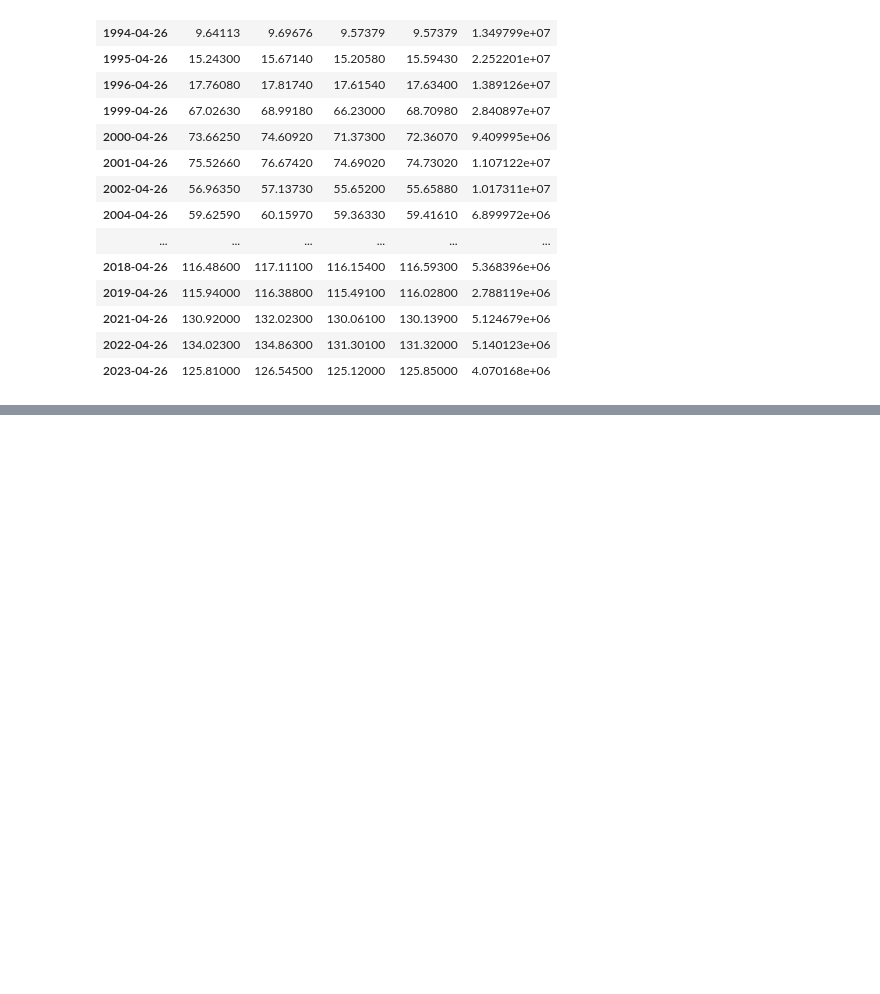
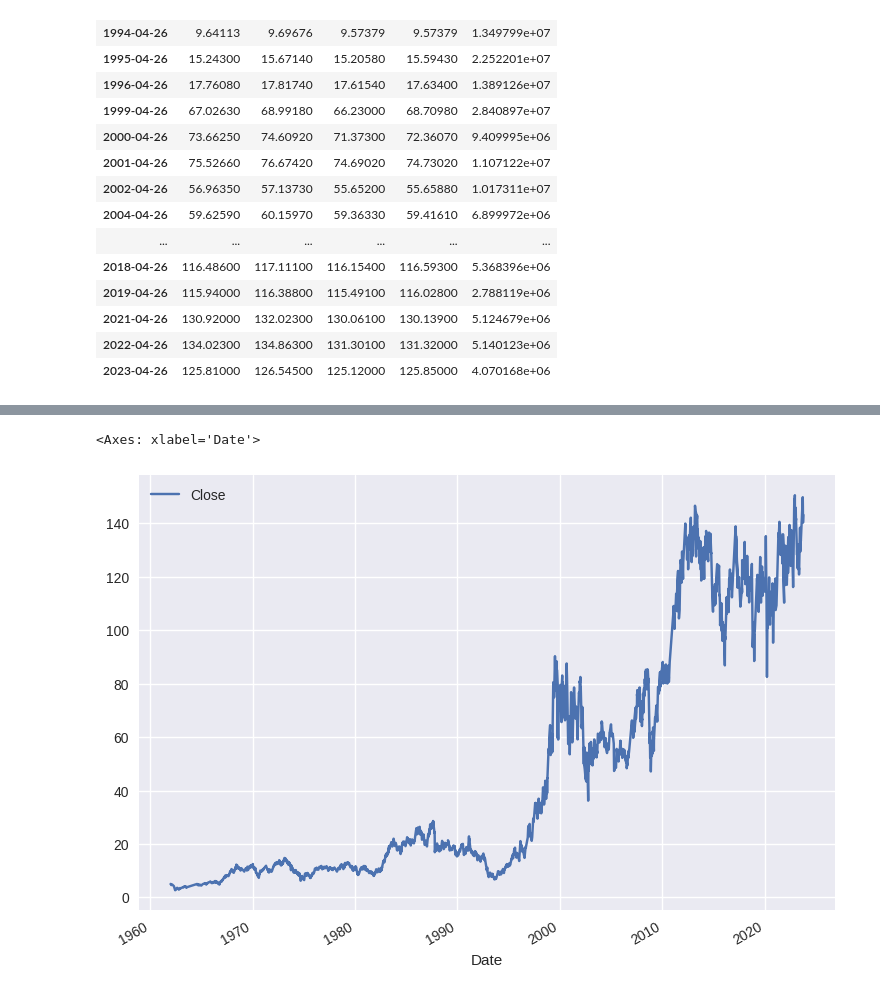
Before and after one commit to Johanhms/Practicas_Python, a Jupyter notebook: Data_Analysis_with_Pandas.ipynb, the cells around one changed output, grey strips where cells are left out. Cells and saved outputs as stored; diff of their text form; code cells hidden in the pictures; blank space fills up the shorter version.

```diff
--- a/Data_Analysis_with_Pandas.ipynb
+++ b/Data_Analysis_with_Pandas.ipynb
@@ -833,0 +877,6 @@ DatetimeIndex(['1962-04-01', '1962-04-01', '1962-04-01', '1962-04-01',
+# %%
+plt.style.use('seaborn-v0_8')
+ibm.plot(y='Close')
+# %% [output]
+<Axes: xlabel='Date'>
+[figure, added]
```
Also changed, not shown: parts of 14 cells of this notebook.
